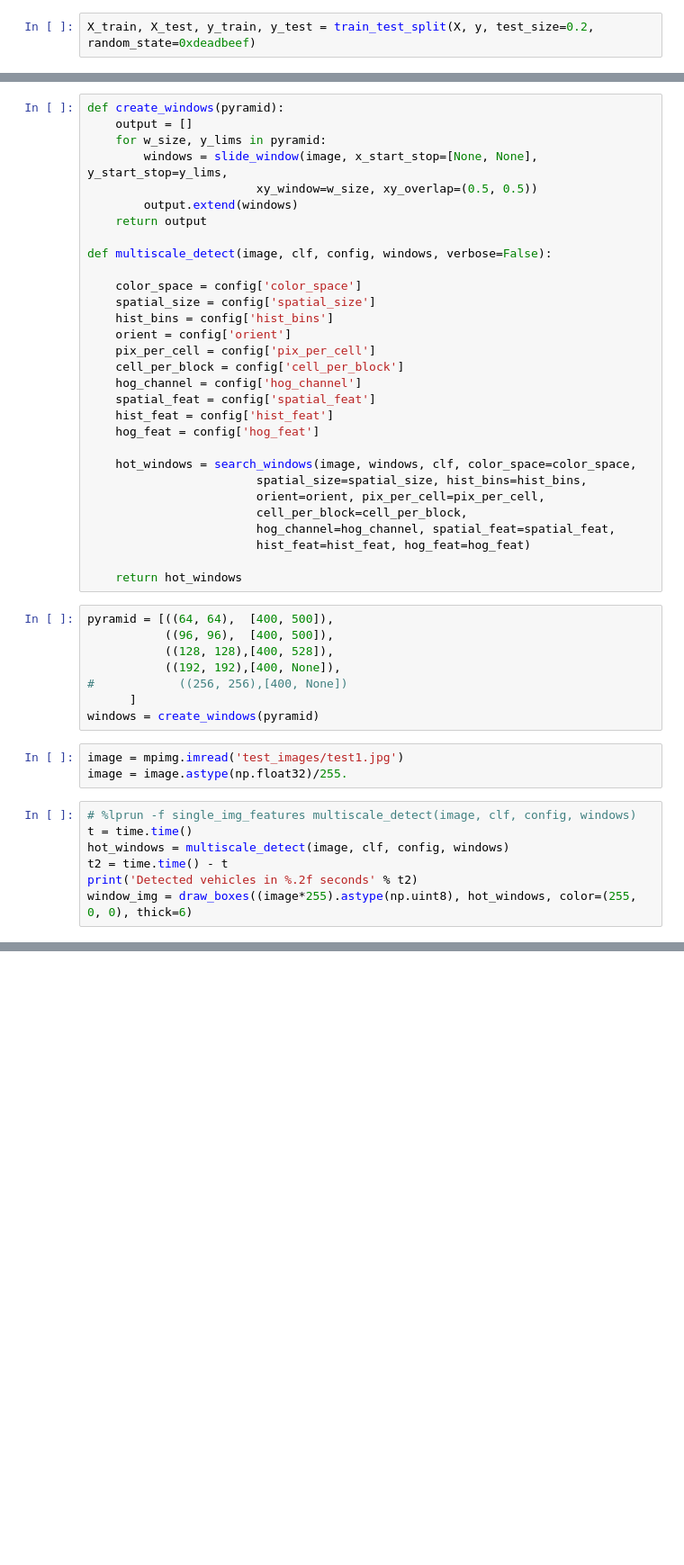
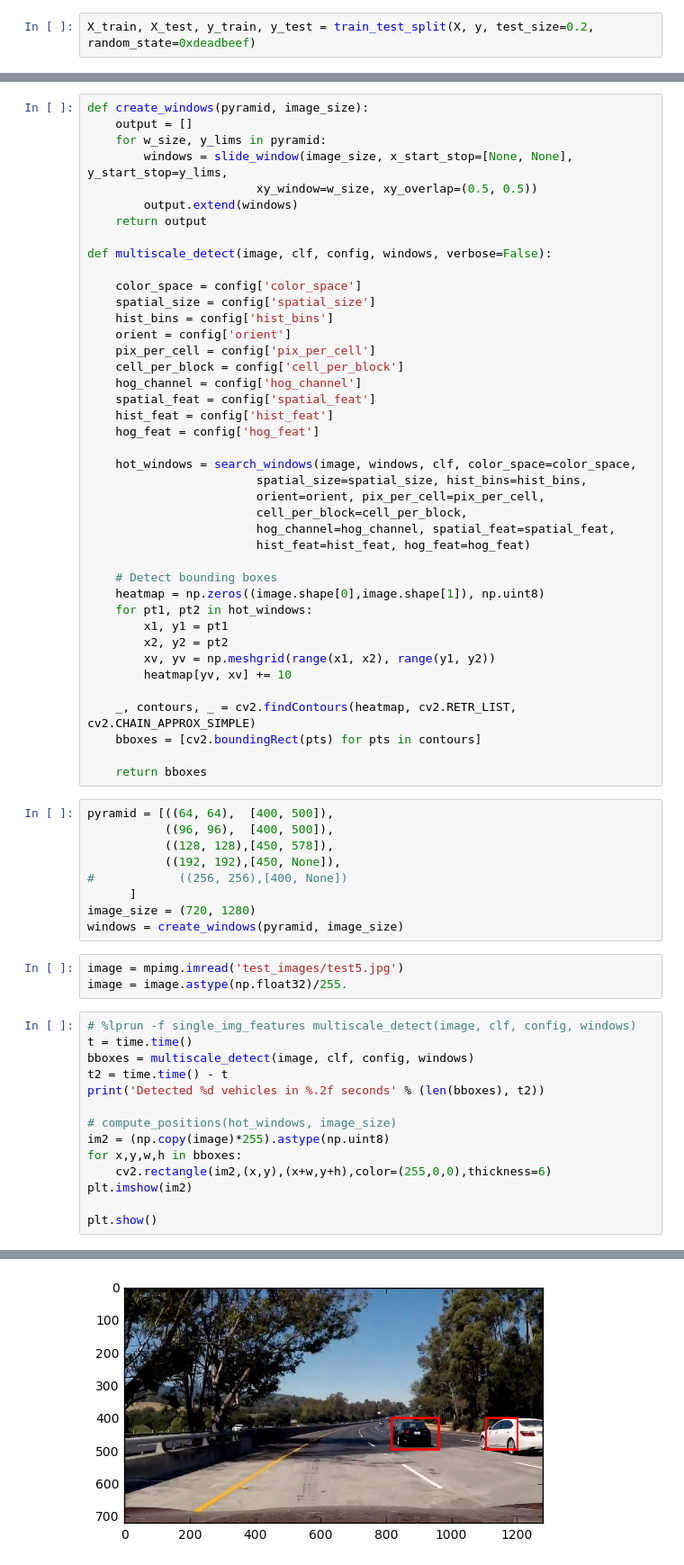
Before and after one commit to ThomasOdum/CarND-P05-Vehicle-Detection, a Jupyter notebook: Vehicle-Detection.ipynb, the cells around one changed output, grey strips where cells are left out. Shown: that part at 90% size. Cells and saved outputs as stored; diff of their text form; blank space fills up the shorter version.

Commit message:
Bounding box detection complete
- clf_9892_ycbcr reliably detecting vehcicles with ~1 second runtime
- Bounding boxes detected using OpenCV's findCountours

```diff
--- a/Vehicle-Detection.ipynb
+++ b/Vehicle-Detection.ipynb
@@ -169,8 +141,8 @@ def search_windows(img, windows, clf, color_space='RGB',
 # %%
-def create_windows(pyramid):
+def create_windows(pyramid, image_size):
     output = []
     for w_size, y_lims in pyramid:
-        windows = slide_window(image, x_start_stop=[None, None], y_start_stop=y_lims,
+        windows = slide_window(image_size, x_start_stop=[None, None], y_start_stop=y_lims,
                         xy_window=w_size, xy_overlap=(0.5, 0.5))
         output.extend(windows)
     return output
@@ -195,23 +167,42 @@ def multiscale_detect(image, clf, config, windows, verbose=False):
                         hog_channel=hog_channel, spatial_feat=spatial_feat,
                         hist_feat=hist_feat, hog_feat=hog_feat)
 
-    return hot_windows
+    # Detect bounding boxes
+    heatmap = np.zeros((image.shape[0],image.shape[1]), np.uint8)
+    for pt1, pt2 in hot_windows:
+        x1, y1 = pt1
+        x2, y2 = pt2
+        xv, yv = np.meshgrid(range(x1, x2), range(y1, y2))
+        heatmap[yv, xv] += 10
+
+    _, contours, _ = cv2.findContours(heatmap, cv2.RETR_LIST, cv2.CHAIN_APPROX_SIMPLE)
+    bboxes = [cv2.boundingRect(pts) for pts in contours]
+
+    return bboxes
 # %%
 pyramid = [((64, 64),  [400, 500]),
            ((96, 96),  [400, 500]),
-           ((128, 128),[400, 528]),
-           ((192, 192),[400, None]),
+           ((128, 128),[450, 578]),
+           ((192, 192),[450, None]),
 #            ((256, 256),[400, None])
       ]
-windows = create_windows(pyramid)
+image_size = (720, 1280)
+windows = create_windows(pyramid, image_size)
 # %%
-image = mpimg.imread('test_images/test1.jpg')
+image = mpimg.imread('test_images/test5.jpg')
 image = image.astype(np.float32)/255.
 # %%
 # %lprun -f single_img_features multiscale_detect(image, clf, config, windows)
 t = time.time()
-hot_windows = multiscale_detect(image, clf, config, windows)
+bboxes = multiscale_detect(image, clf, config, windows)
 t2 = time.time() - t
-print('Detected vehicles in %.2f seconds' % t2)
-window_img = draw_boxes((image*255).astype(np.uint8), hot_windows, color=(255, 0, 0), thick=6)
+print('Detected %d vehicles in %.2f seconds' % (len(bboxes), t2))
+
+# compute_positions(hot_windows, image_size)
+im2 = (np.copy(image)*255).astype(np.uint8)
+for x,y,w,h in bboxes:
+    cv2.rectangle(im2,(x,y),(x+w,y+h),color=(255,0,0),thickness=6)
+plt.imshow(im2)
+
+plt.show()
 # %% [output]
@@ -218,0 +210 @@ Detected vehicles in 0.62 seconds
+[figure, added]
```
Also changed, not shown: parts of 10 cells of this notebook, 1 other file.
